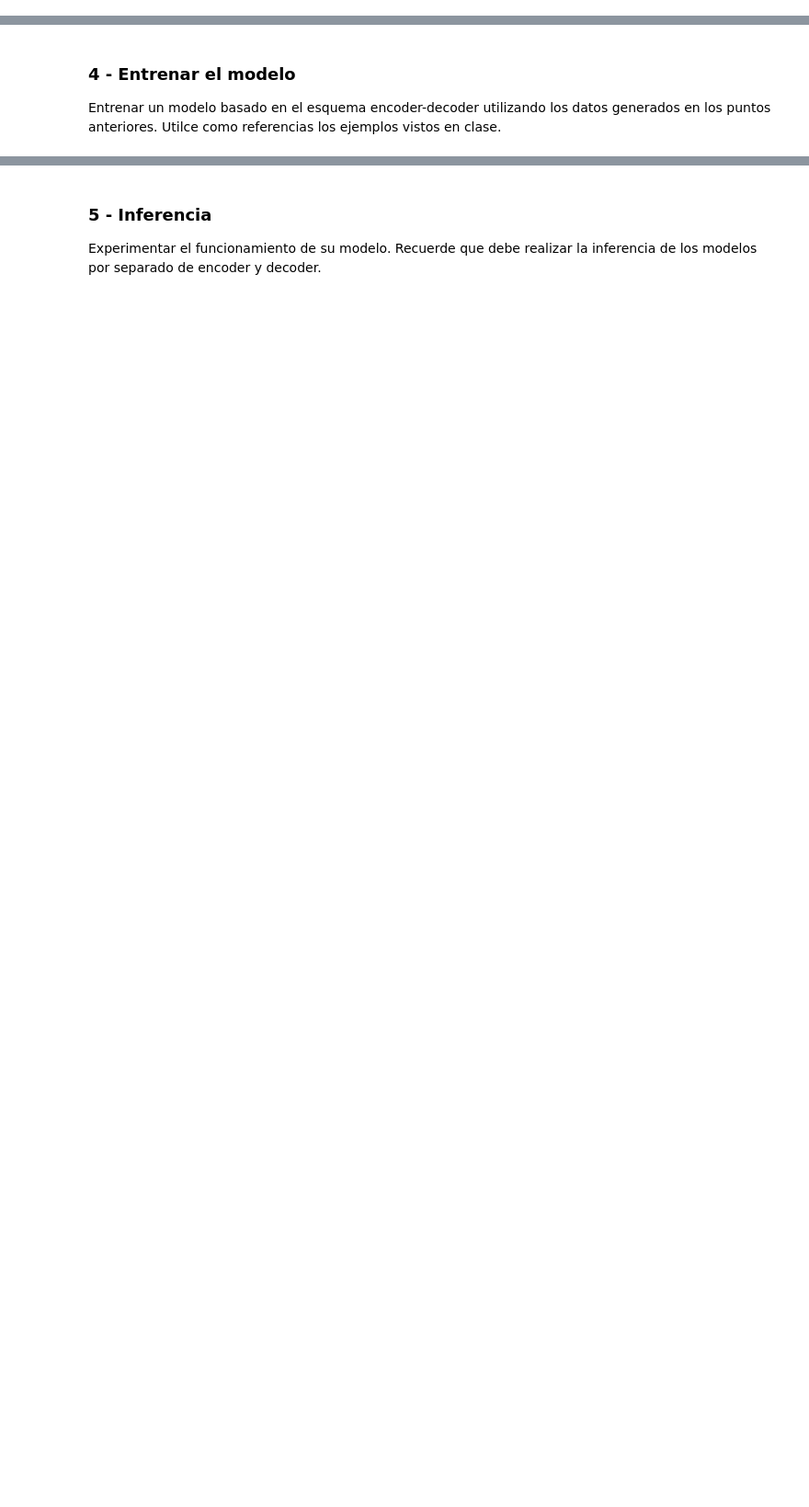
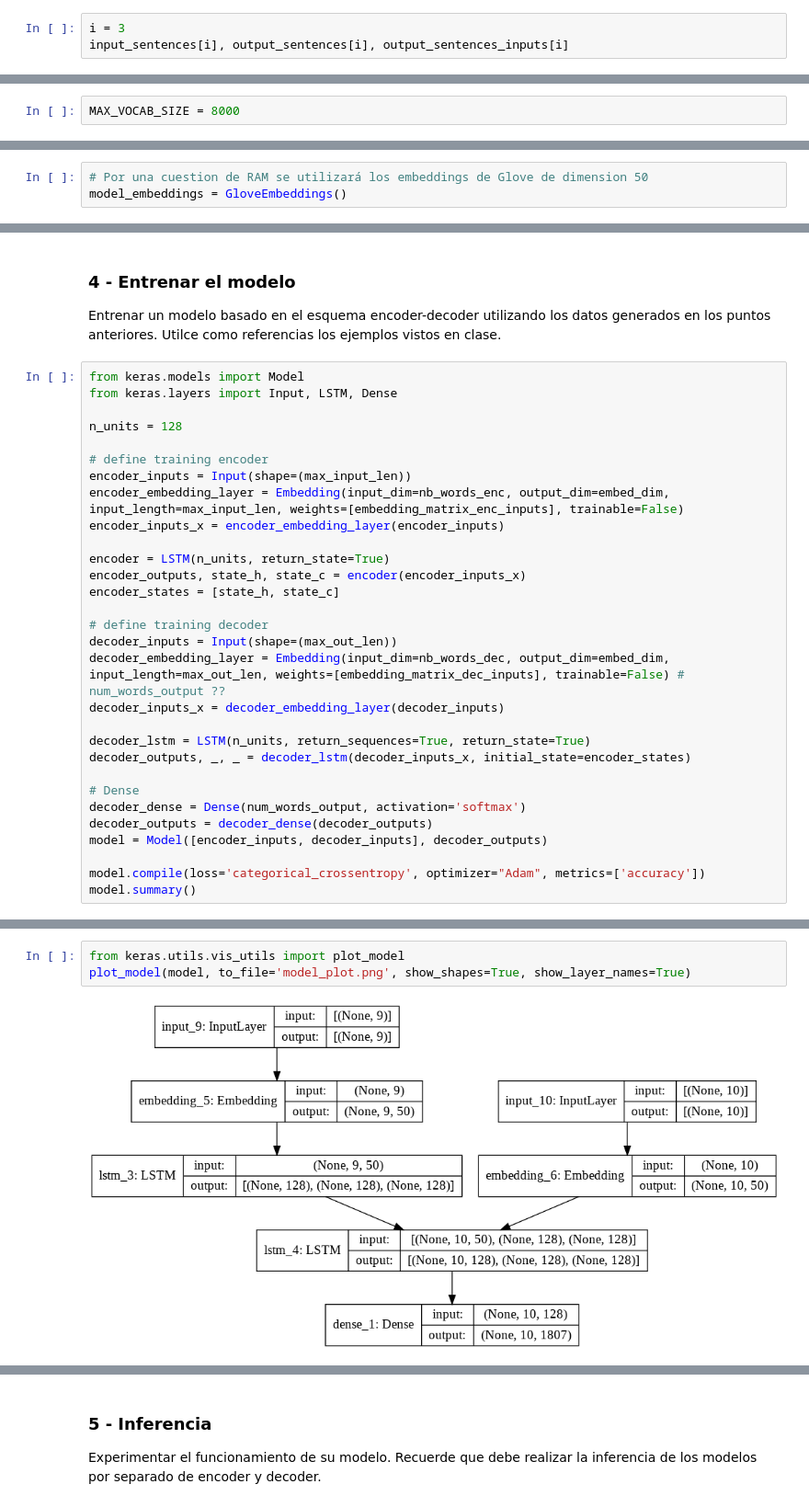
Before and after one commit to franz6ko/natural-lenguage-processing, a Jupyter notebook: challenge_6_bot_qa.ipynb, the cells around one changed output, grey strips where cells are left out. Shown at 92% size. Cells and saved outputs as stored; diff of their text form; blank space fills up the shorter version.

```diff
--- a/challenge_6_bot_qa.ipynb
+++ b/challenge_6_bot_qa.ipynb
@@ -92,0 +99,3 @@ input_sentences[1], output_sentences[1], output_sentences_inputs[1]
+# %%
+i = 3
+input_sentences[i], output_sentences[i], output_sentences_inputs[i]
@@ -98,0 +110,2 @@ Realizar el preprocesamiento necesario para obtener:
+# %%
+MAX_VOCAB_SIZE = 8000
@@ -101,0 +281,3 @@ Utilizar los embeddings de Glove o FastText para transformar los tokens de entra
+# %%
+# Por una cuestion de RAM se utilizará los embeddings de Glove de dimension 50
+model_embeddings = GloveEmbeddings()
@@ -102,3 +340,33 @@ Utilizar los embeddings de Glove o FastText para transformar los tokens de entra
 # %% [markdown]
 ### 4 - Entrenar el modelo
 Entrenar un modelo basado en el esquema encoder-decoder utilizando los datos generados en los puntos anteriores. Utilce como referencias los ejemplos vistos en clase.
+# %%
+from keras.models import Model
+from keras.layers import Input, LSTM, Dense
+
+n_units = 128
+
+# define training encoder
+encoder_inputs = Input(shape=(max_input_len))
+encoder_embedding_layer = Embedding(input_dim=nb_words_enc, output_dim=embed_dim, input_length=max_input_len, weights=[embedding_matrix_enc_inputs], trainable=False)
+encoder_inputs_x = encoder_embedding_layer(encoder_inputs)
+
+encoder = LSTM(n_units, return_state=True)
+encoder_outputs, state_h, state_c = encoder(encoder_inputs_x)
+encoder_states = [state_h, state_c]
+
+# define training decoder
+decoder_inputs = Input(shape=(max_out_len))
+decoder_embedding_layer = Embedding(input_dim=nb_words_dec, output_dim=embed_dim, input_length=max_out_len, weights=[embedding_matrix_dec_inputs], trainable=False) # num_words_output ??
+decoder_inputs_x = decoder_embedding_layer(decoder_inputs)
+
+decoder_lstm = LSTM(n_units, return_sequences=True, return_state=True)
+decoder_outputs, _, _ = decoder_lstm(decoder_inputs_x, initial_state=encoder_states)
+
+# Dense
+decoder_dense = Dense(num_words_output, activation='softmax')
+decoder_outputs = decoder_dense(decoder_outputs)
+model = Model([encoder_inputs, decoder_inputs], decoder_outputs)
+
+model.compile(loss='categorical_crossentropy', optimizer="Adam", metrics=['accuracy'])
+model.summary()
@@ -104,0 +391,5 @@ Entrenar un modelo basado en el esquema encoder-decoder utilizando los datos gen
+# %%
+from keras.utils.vis_utils import plot_model
+plot_model(model, to_file='model_plot.png', show_shapes=True, show_layer_names=True)
+# %% [output]
+[figure, added]
```
Also changed, not shown: parts of 23 cells of this notebook.
